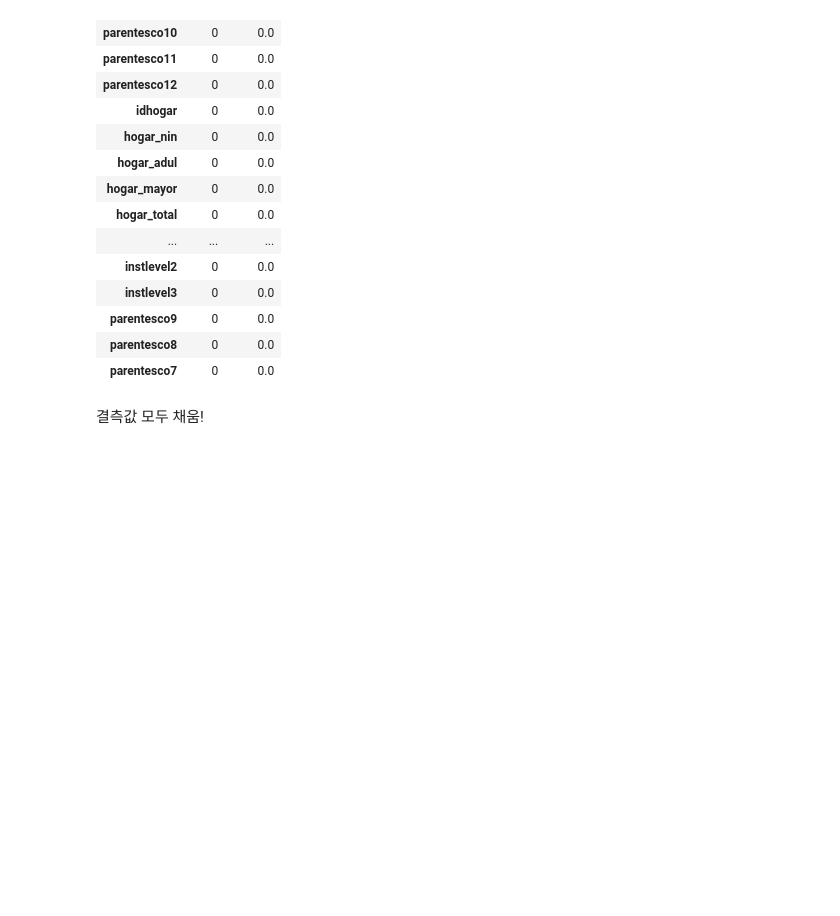
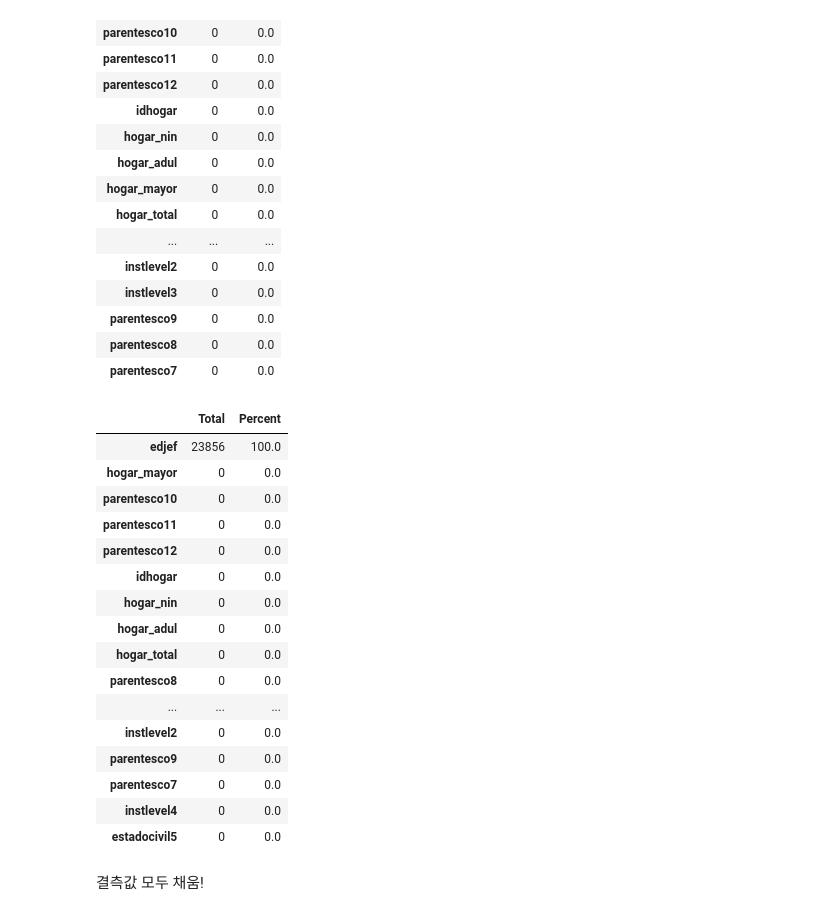
Before and after one commit to yourmean/DRAM-PE_NowHere, a Jupyter notebook: Hayeon/kaggle/costa_rican/transcription_1.ipynb, the cells around one changed output. Drawn from its saved outputs; the diff is of its cells as text; code cells hidden in the pictures; blank space fills up the shorter version.

```diff
--- a/Hayeon/kaggle/costa_rican/transcription_1.ipynb
+++ b/Hayeon/kaggle/costa_rican/transcription_1.ipynb
@@ -209,6 +212,30 @@ missing_df.head(20)
 | parentesco9 | 0 | 0.0 |
 | parentesco8 | 0 | 0.0 |
 | parentesco7 | 0 | 0.0 |
+# %%
+total = df_test.isnull().sum().sort_values(ascending=False)
+percent = 100 * (df_test.isnull().sum() / df_test.isnull().count()).sort_values(ascending=False)
+missing_df = pd.concat([total, percent], axis=1, keys=['Total', 'Percent'])
+
+missing_df.head(20)
+# %% [output]
+|  | Total | Percent |
+| edjef | 23856 | 100.0 |
+| hogar_mayor | 0 | 0.0 |
+| parentesco10 | 0 | 0.0 |
+| parentesco11 | 0 | 0.0 |
+| parentesco12 | 0 | 0.0 |
+| idhogar | 0 | 0.0 |
+| hogar_nin | 0 | 0.0 |
+| hogar_adul | 0 | 0.0 |
+| hogar_total | 0 | 0.0 |
+| parentesco8 | 0 | 0.0 |
+| ... | ... | ... |
+| instlevel2 | 0 | 0.0 |
+| parentesco9 | 0 | 0.0 |
+| parentesco7 | 0 | 0.0 |
+| instlevel4 | 0 | 0.0 |
+| estadocivil5 | 0 | 0.0 |
 # %% [markdown]
 결측값 모두 채움!
 # %% [markdown]
```
Also changed, not shown: parts of 100 cells of this notebook.
